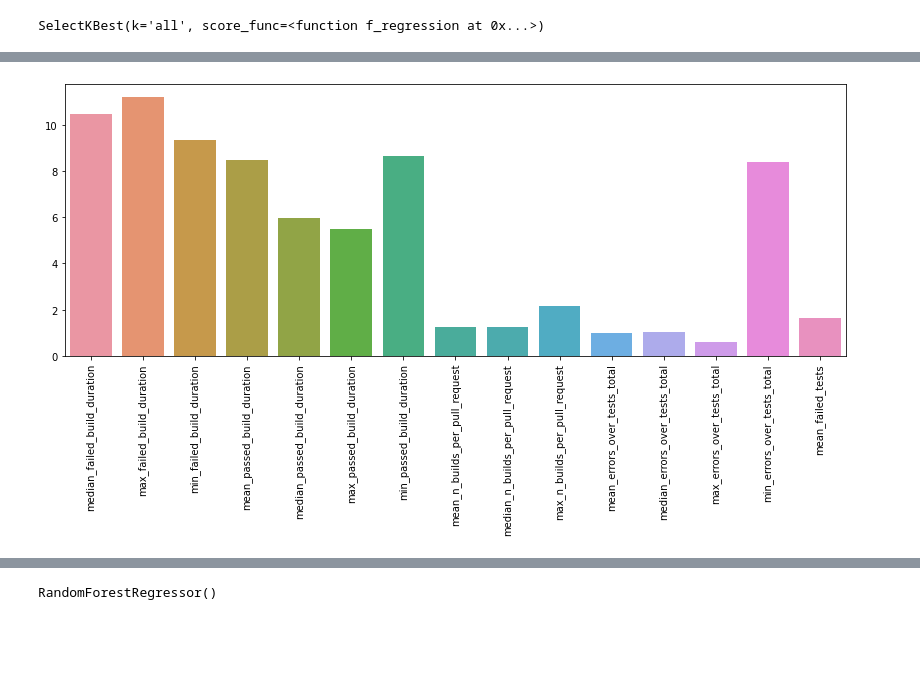
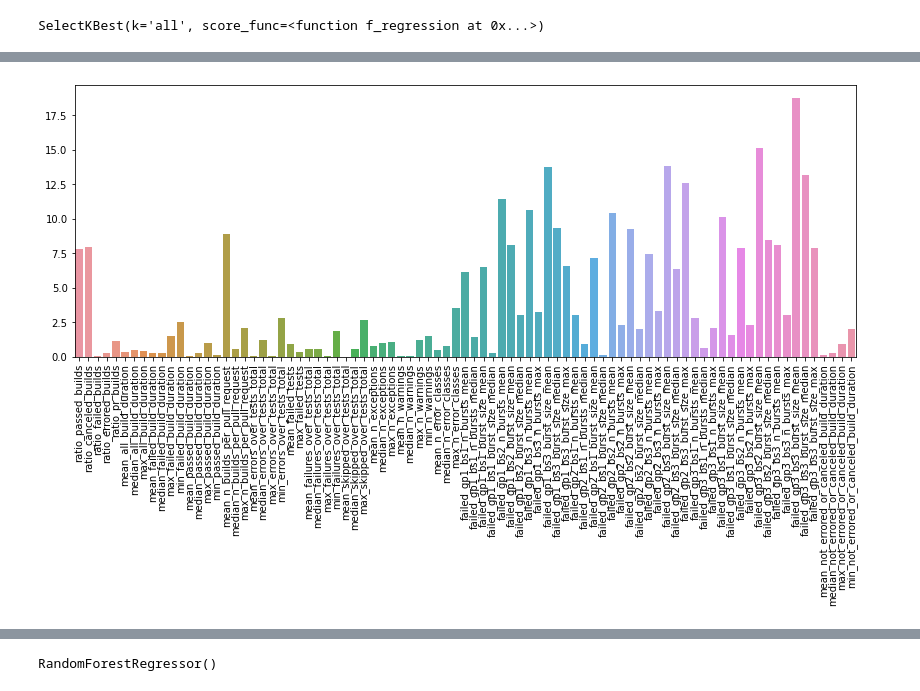
Before and after one commit to IncioMan/Continuous-Integration-metrics-for-post-release-bugs-prediction, a Jupyter notebook: notebooks/analysis/Machine_learning.ipynb, the cells around one changed output, grey strips where cells are left out. Saved outputs shown, nothing was run; the diff lists cells and outputs as text; code cells hidden in the pictures; blank space fills up the shorter version.

```diff
--- a/notebooks/analysis/Machine_learning.ipynb
+++ b/notebooks/analysis/Machine_learning.ipynb
@@ -691,0 +723,10 @@ from sklearn.feature_selection import f_regression
+# %%
+method = methods[0]
+# %%
+X_train = methods_indep_var[method]
+y_train = methods_dep_var[method].post_release_bugs
+# %%
+"""X_train = X_train[['ratio_passed_builds', 'ratio_canceled_builds',
+       'mean_n_builds_per_pull_request', 'failed_gp1_bs1_n_bursts_mean',
+       'failed_gp1_bs1_burst_size_mean']]"""
+X_train = StandardScaler().fit_transform(X_train)
@@ -692,8 +914,5 @@ from sklearn.feature_selection import f_regression
 # %%
 fs = SelectKBest(score_func=f_regression, k='all')
-# %%
-X_train = methods_indep_var[methods[1]][:-2]
-y_train = methods_dep_var[methods[1]][:-2].fix_time
 # %%
 fs.fit(X_train, y_train)
 # %% [output]
@@ -701,6 +940,6 @@ SelectKBest(k='all', score_func=<function f_regression at 0x...>)
 # %%
-ax = sns.barplot(x=X_train.columns[10:25], y=fs.scores_[10:25])
+ax = sns.barplot(x=X_train.columns, y=fs.scores_)
 ax.set_xticklabels(ax.get_xticklabels(),rotation=90)
 plt.show()
 # %% [output]
-[figure, old version]
+[figure, new version]
```
Also changed, not shown: parts of 100 cells of this notebook, 1 other file.
